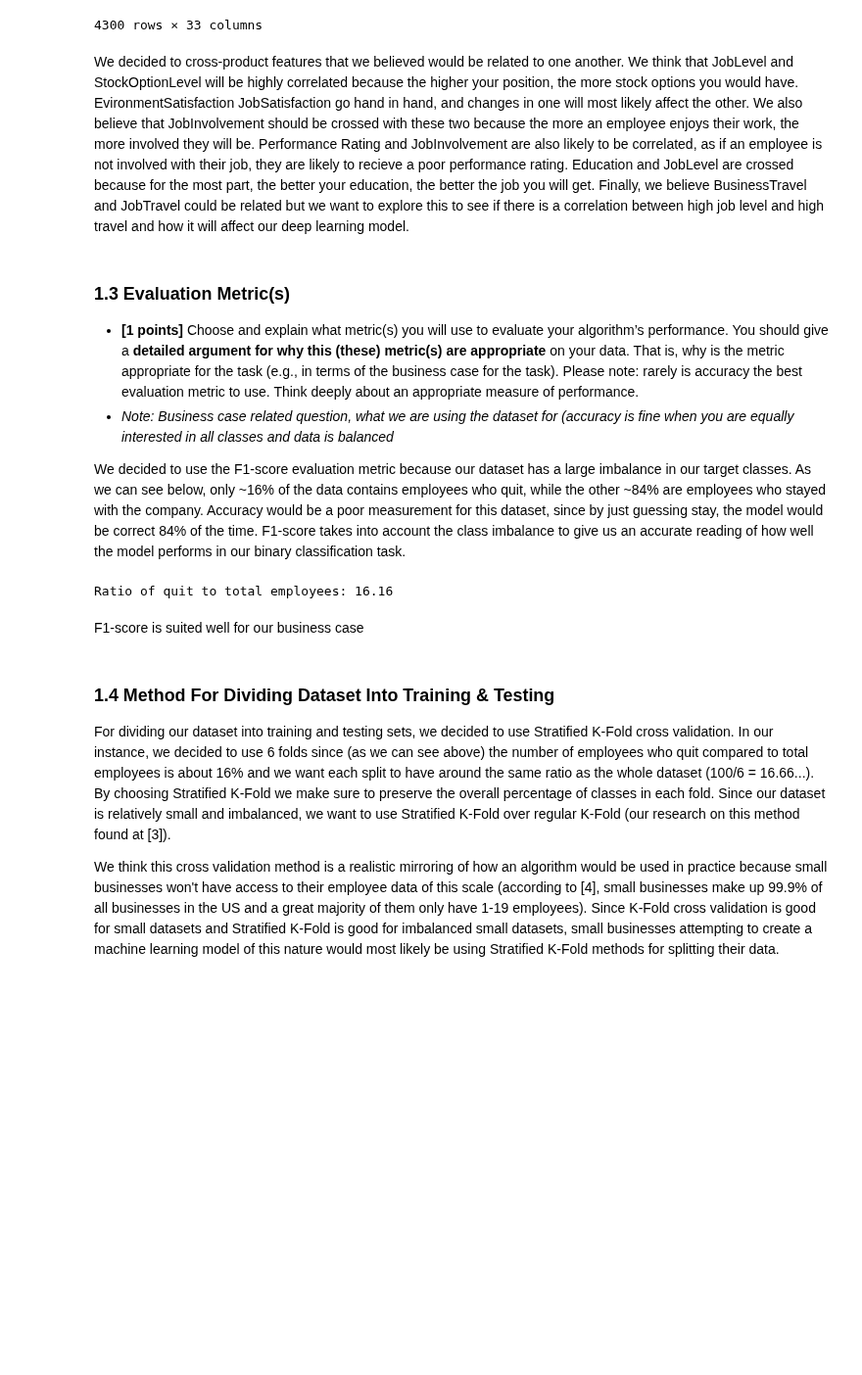
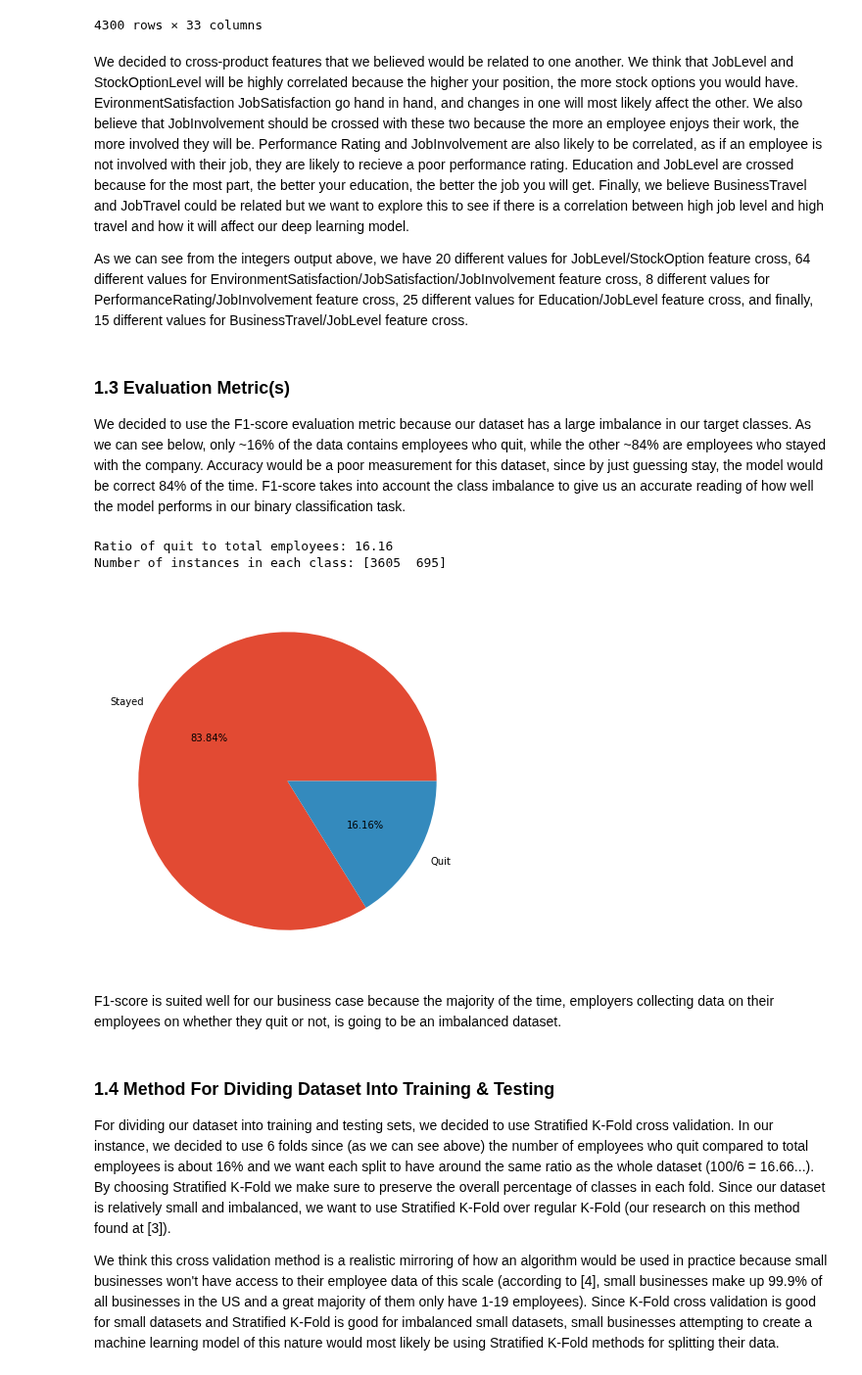
Before and after one commit to harrisonnoble/ml-projects, a Jupyter notebook: Lab 5/Lab 5.ipynb, the cells around one changed output. Shown at 98% size. Cells and saved outputs as stored; diff of their text form; code cells hidden in the pictures; blank space fills up the shorter version.

```diff
--- a/Lab 5/Lab 5.ipynb
+++ b/Lab 5/Lab 5.ipynb
@@ -221,19 +220,32 @@ X
 4300 rows × 33 columns
 # %% [markdown]
 We decided to cross-product features that we believed would be related to one another. We think that JobLevel and StockOptionLevel will be highly correlated because the higher your position, the more stock options you would have. EvironmentSatisfaction JobSatisfaction go hand in hand, and changes in one will most likely affect the other. We also believe that JobInvolvement should be crossed with these two because the more an employee enjoys their work, the more involved they will be. Performance Rating and JobInvolvement are also likely to be correlated, as if an employee is not involved with their job, they are likely to recieve a poor performance rating. Education and JobLevel are crossed because for the most part, the better your education, the better the job you will get. Finally, we believe BusinessTravel and JobTravel could be related but we want to explore this to see if there is a correlation between high job level and high travel and how it will affect our deep learning model.
+
+As we can see from the integers output above, we have 20 different values for JobLevel/StockOption feature cross, 64 different values for EnvironmentSatisfaction/JobSatisfaction/JobInvolvement feature cross, 8 different values for PerformanceRating/JobInvolvement feature cross, 25 different values for Education/JobLevel feature cross, and finally, 15 different values for BusinessTravel/JobLevel feature cross.
 # %% [markdown]
 ### 1.3 Evaluation Metric(s)
 
-- __[1 points]__ Choose and explain what metric(s) you will use to evaluate your algorithm’s performance. You should give a __detailed argument for why this (these) metric(s) are appropriate__ on your data. That is, why is the metric appropriate for the task (e.g., in terms of the business case for the task). Please note: rarely is accuracy the best evaluation metric to use. Think deeply about an appropriate measure of performance.
-- *Note: Business case related question, what we are using the dataset for (accuracy is fine when you are equally interested in all classes and data is balanced*
-
 We decided to use the F1-score evaluation metric because our dataset has a large imbalance in our target classes. As we can see below, only ~16% of the data contains employees who quit, while the other ~84% are employees who stayed with the company. Accuracy would be a poor measurement for this dataset, since by just guessing stay, the model would be correct 84% of the time. F1-score takes into account the class imbalance to give us an accurate reading of how well the model performs in our binary classification task.
-# %%
-print(f"Ratio of quit to total employees: %.2f" % (len(y[y > 0])/len(y) * 100))
-# %% [output]
-Ratio of quit to total employees: 16.16
-# %% [markdown]
-F1-score is suited well for our business case
+# %%
+from sklearn.metrics import make_scorer, f1_score
+from matplotlib import pyplot as plt
+%matplotlib inline
+plt.style.use('ggplot')
+
+f1_scorer = make_scorer(f1_score)
+
+print(f"Ratio of quit to total employees: %.2f" % (len(y[y == 1])/len(y) * 100))
+print('Number of instances in each class:',np.bincount(y))
+
+fig = plt.figure(figsize=(7, 7))
+plt.pie(np.bincount(y), labels=['Stayed', 'Quit'], autopct='%.2f%%')
+plt.show()
+# %% [output]
+Ratio of quit to total employees: 16.16
+Number of instances in each class: [3605  695]
+[figure, added]
+# %% [markdown]
+F1-score is suited well for our business case because the majority of the time, employers collecting data on their employees on whether they quit or not, is going to be an imbalanced dataset.
 # %% [markdown]
 ### 1.4 Method For Dividing Dataset Into Training & Testing
 
```
Also changed, not shown: parts of 10 cells of this notebook.
